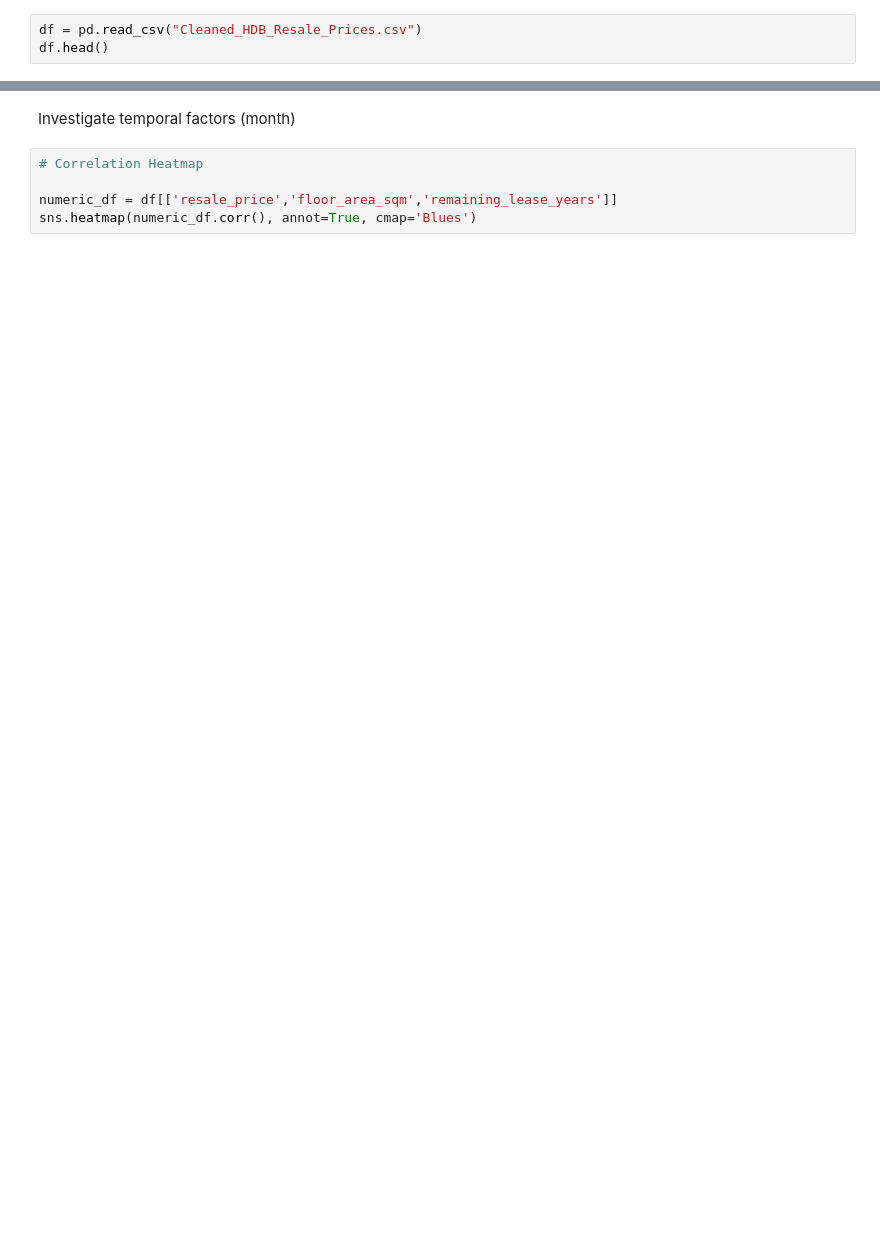
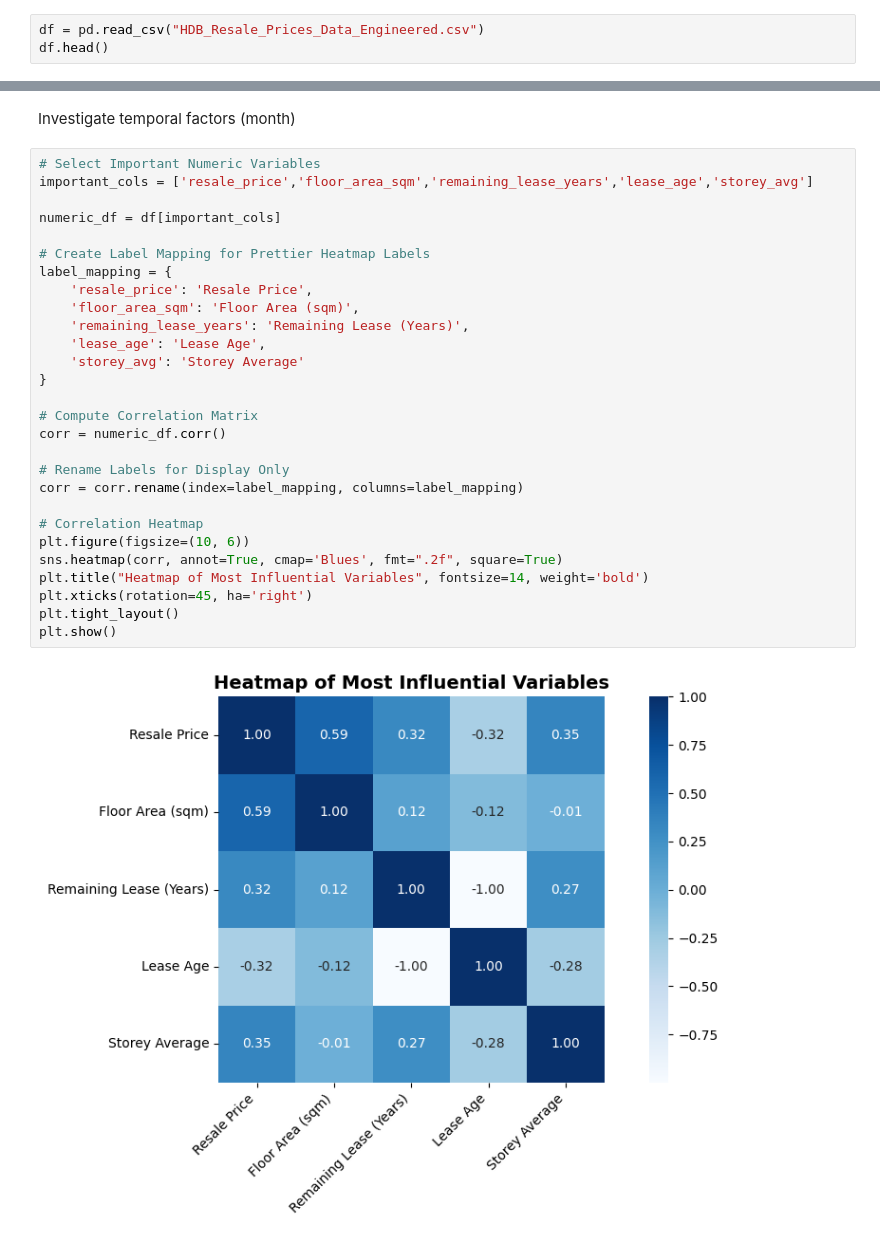
Before and after one commit to dehryl/DAA-Group-2-Internal-Project, a Jupyter notebook: EDA_Pre_ML.ipynb, the cells around one changed output, grey strips where cells are left out. Drawn from its saved outputs; the diff is of its cells as text; blank space fills up the shorter version.

Commit message:
Update: Improved heatmap labeling & EDA changes

```diff
--- a/EDA_Pre_ML.ipynb
+++ b/EDA_Pre_ML.ipynb
@@ -8,5 +8,5 @@ import numpy as np
 import matplotlib.pyplot as plt
 import seaborn as sns
 # %%
-df = pd.read_csv("Cleaned_HDB_Resale_Prices.csv")
+df = pd.read_csv("HDB_Resale_Prices_Data_Engineered.csv")
 df.head()
@@ -154,7 +179,32 @@ plt.show()
 # %% [markdown]
 Investigate temporal factors (month)
-# %%
-# Correlation Heatmap
-
-numeric_df = df[['resale_price','floor_area_sqm','remaining_lease_years']]
-sns.heatmap(numeric_df.corr(), annot=True, cmap='Blues')
+# %%
+# Select Important Numeric Variables
+important_cols = ['resale_price','floor_area_sqm','remaining_lease_years','lease_age','storey_avg']
+
+numeric_df = df[important_cols]
+
+# Create Label Mapping for Prettier Heatmap Labels
+label_mapping = {
+    'resale_price': 'Resale Price',
+    'floor_area_sqm': 'Floor Area (sqm)',
+    'remaining_lease_years': 'Remaining Lease (Years)',
+    'lease_age': 'Lease Age',
+    'storey_avg': 'Storey Average'
+}
+
+# Compute Correlation Matrix
+corr = numeric_df.corr()
+
+# Rename Labels for Display Only
+corr = corr.rename(index=label_mapping, columns=label_mapping)
+
+# Correlation Heatmap
+plt.figure(figsize=(10, 6))
+sns.heatmap(corr, annot=True, cmap='Blues', fmt=".2f", square=True)
+plt.title("Heatmap of Most Influential Variables", fontsize=14, weight='bold')
+plt.xticks(rotation=45, ha='right')
+plt.tight_layout()
+plt.show()
+# %% [output]
+[figure, added]
```
Also changed, not shown: parts of 10 cells of this notebook, 1 other file.
